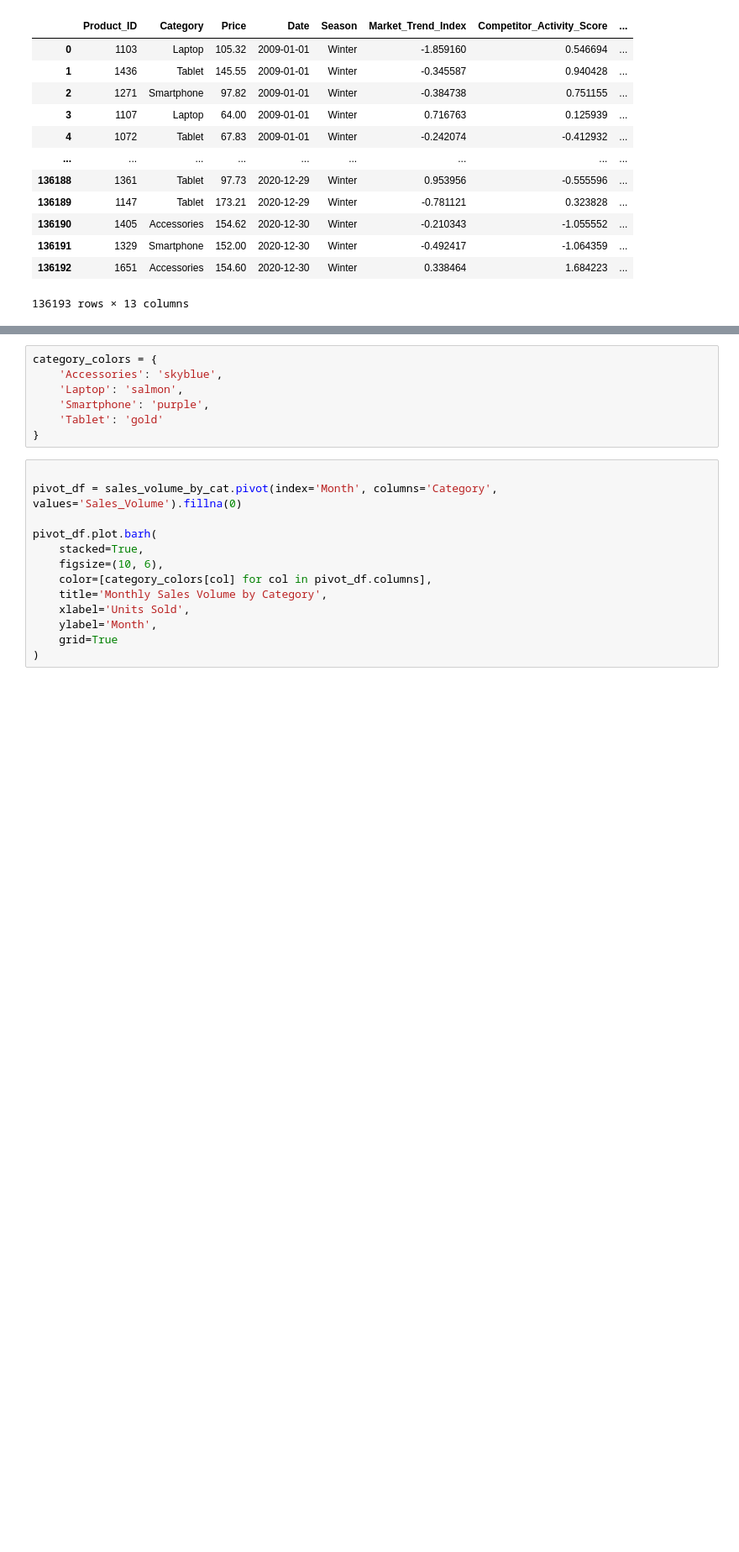
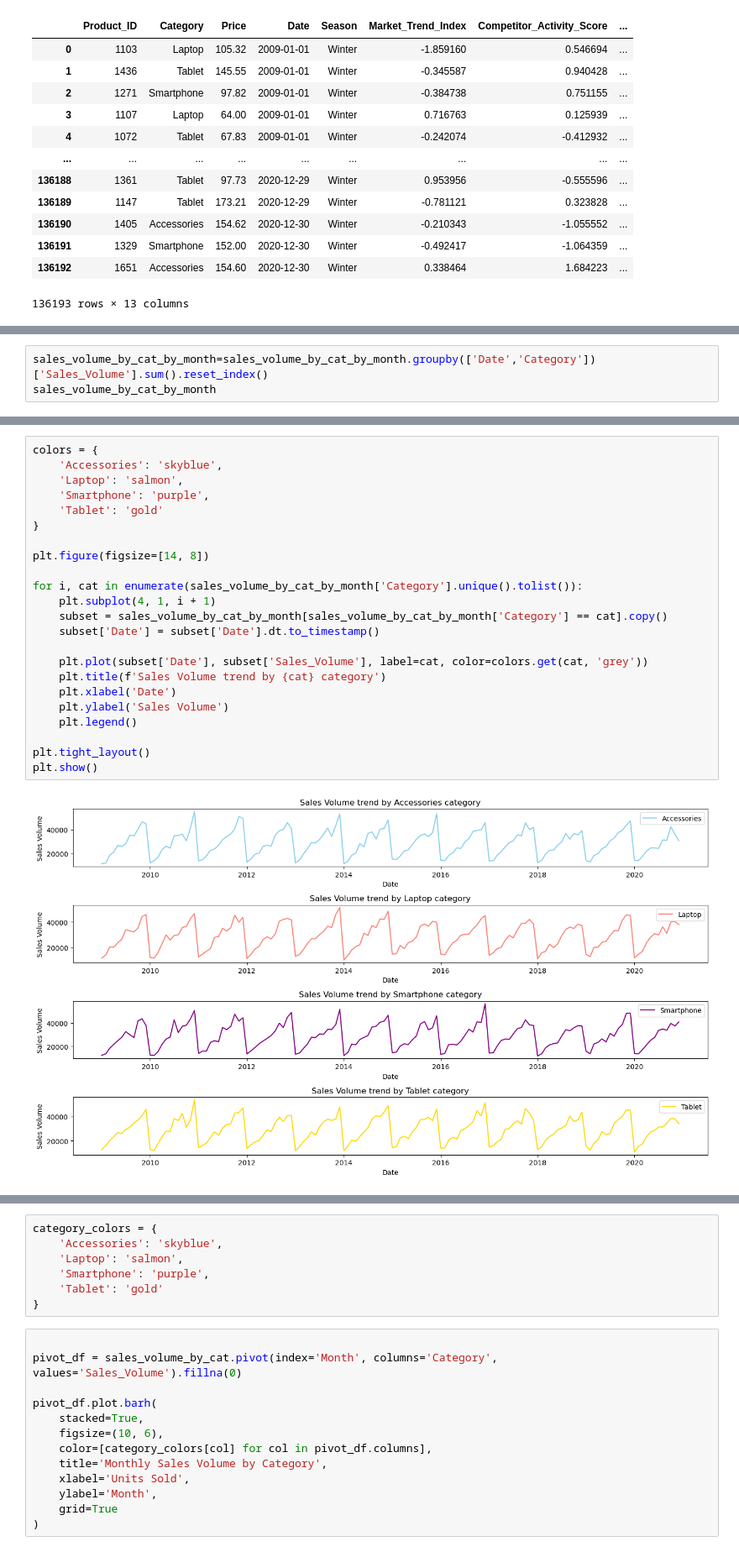
Before and after one commit to abahjohn0411/ElectroTech-Sales-Forecast, a Jupyter notebook: EDA/Analysis.ipynb, the cells around one changed output, grey strips where cells are left out. Shown at 84% size. Cells and saved outputs as stored; diff of their text form; blank space fills up the shorter version.

```diff
--- a/EDA/Analysis.ipynb
+++ b/EDA/Analysis.ipynb
@@ -99,0 +178,3 @@ df
+# %%
+sales_volume_by_cat_by_month=sales_volume_by_cat_by_month.groupby(['Date','Category'])['Sales_Volume'].sum().reset_index()
+sales_volume_by_cat_by_month
@@ -99,0 +195,25 @@ df
+# %%
+colors = {
+    'Accessories': 'skyblue',
+    'Laptop': 'salmon',
+    'Smartphone': 'purple',
+    'Tablet': 'gold'
+}
+
+plt.figure(figsize=[14, 8])
+
+for i, cat in enumerate(sales_volume_by_cat_by_month['Category'].unique().tolist()):
+    plt.subplot(4, 1, i + 1)
+    subset = sales_volume_by_cat_by_month[sales_volume_by_cat_by_month['Category'] == cat].copy()
+    subset['Date'] = subset['Date'].dt.to_timestamp()
+
+    plt.plot(subset['Date'], subset['Sales_Volume'], label=cat, color=colors.get(cat, 'grey'))
+    plt.title(f'Sales Volume trend by {cat} category')
+    plt.xlabel('Date')
+    plt.ylabel('Sales Volume')
+    plt.legend()
+
+plt.tight_layout()
+plt.show()
+# %% [output]
+[figure, added]
```
Also changed, not shown: parts of 17 cells of this notebook.
